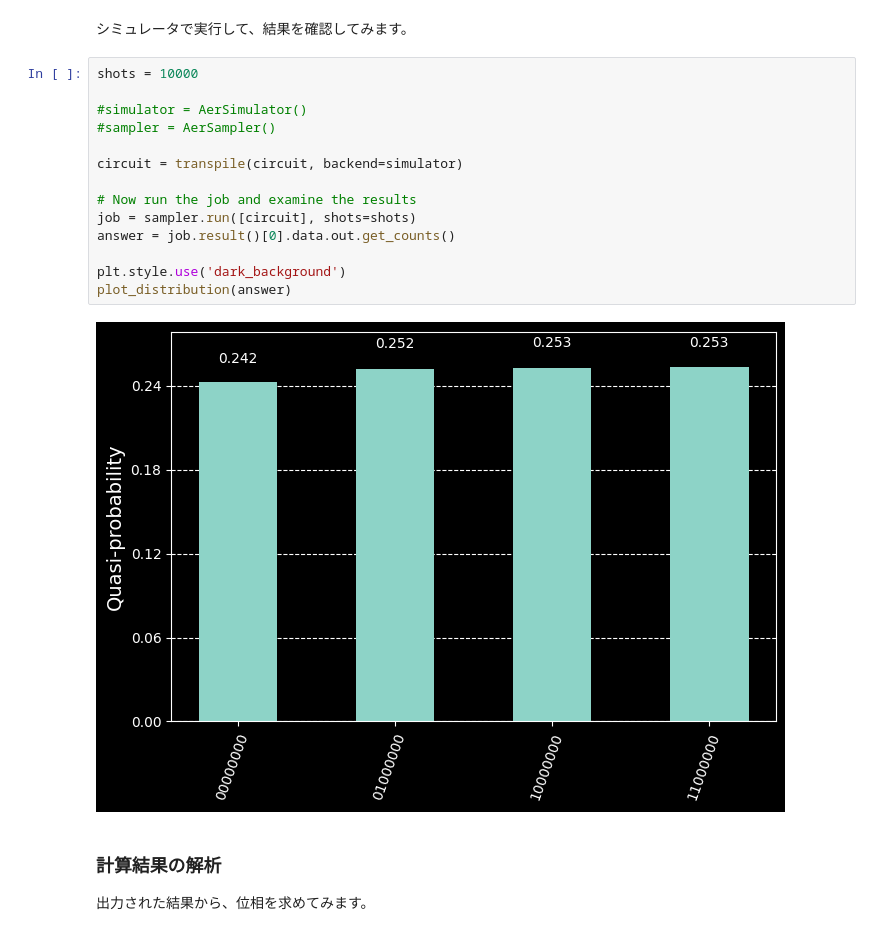
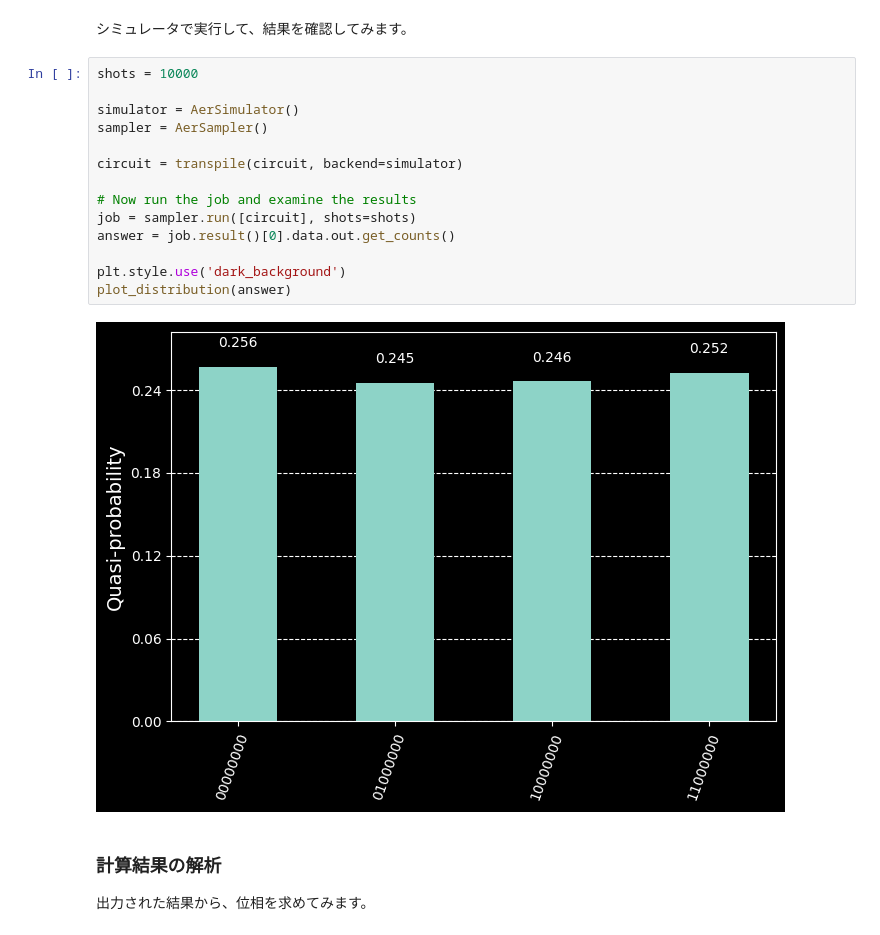
Before and after one commit to kterashi/qc-workbook-lecturenotes, a Jupyter notebook: 2025_07_03_local.ipynb, the cells around one changed output. Drawn from its saved outputs; the diff is of its cells as text.

```diff
--- a/2025_07_03_local.ipynb
+++ b/2025_07_03_local.ipynb
@@ -344,19 +380,19 @@ circuit.draw('mpl')
 # %%
 shots = 10000
 
-#simulator = AerSimulator()
-#sampler = AerSampler()
+simulator = AerSimulator()
+sampler = AerSampler()
 
 circuit = transpile(circuit, backend=simulator)
 
 # Now run the job and examine the results
 job = sampler.run([circuit], shots=shots)
 answer = job.result()[0].data.out.get_counts()
 
 plt.style.use('dark_background')
 plot_distribution(answer)
 # %% [output]
-[figure, old version]
+[figure, new version]
 # %% [markdown]
 ### 計算結果の解析
 出力された結果から、位相を求めてみます。
```
Also changed, not shown: parts of 24 cells of this notebook.
